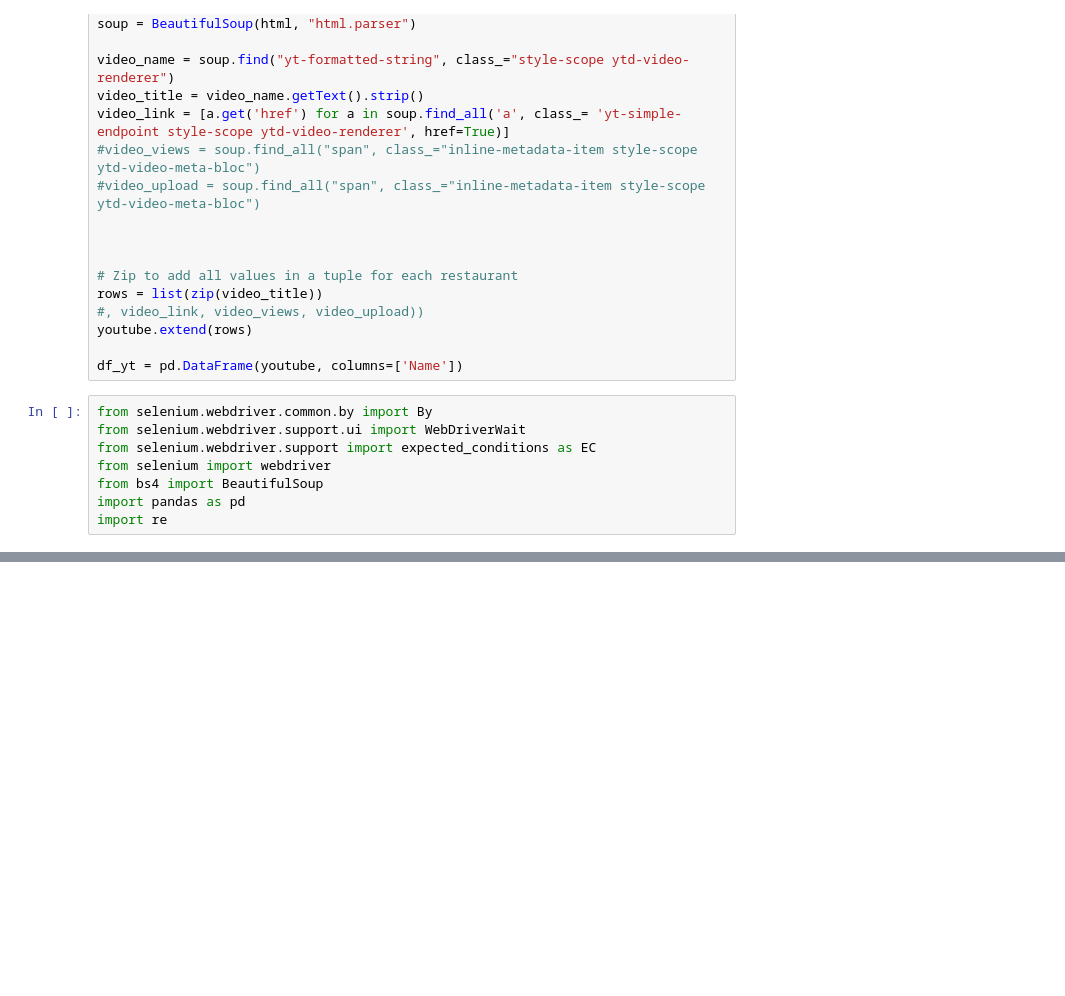
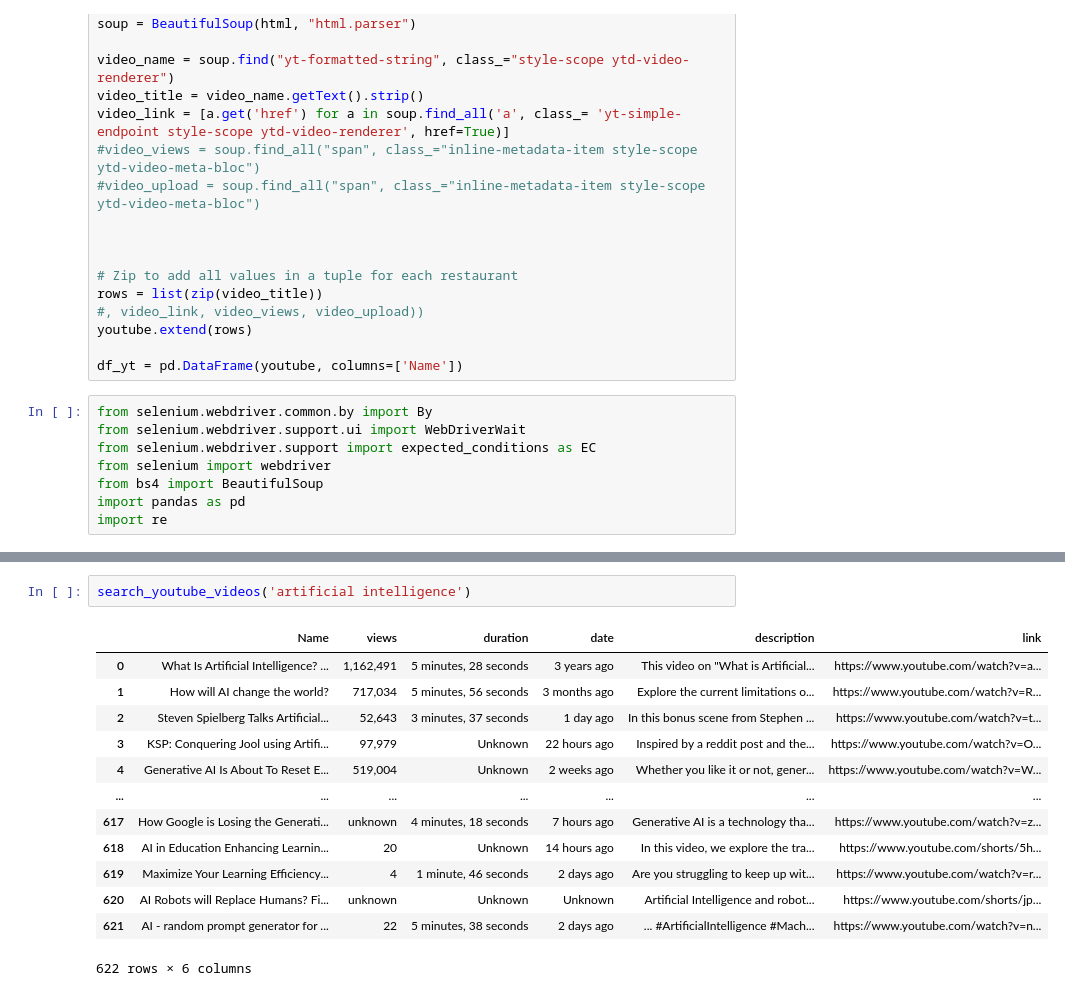
Before and after one commit to TimKuijten/final_project, a Jupyter notebook: webscrape.ipynb, the cells around one changed output, grey strips where cells are left out. Drawn from its saved outputs; the diff is of its cells as text; blank space fills up the shorter version.

Commit message:
Webscrape youtube script done

```diff
--- a/webscrape.ipynb
+++ b/webscrape.ipynb
@@ -113,0 +128,16 @@ df_yt = pd.DataFrame(rows, columns=['Name', 'views', 'duration', 'date', 'link']
+# %%
+search_youtube_videos('artificial intelligence')
+# %% [output]
+|  | Name | views | duration | date | description | link |
+| 0 | What Is Artificial Intelligence? ... | 1,162,491 | 5 minutes, 28 seconds | 3 years ago | This video on "What is Artificial... | https://www.youtube.com/watch?v=a... |
+| 1 | How will AI change the world? | 717,034 | 5 minutes, 56 seconds | 3 months ago | Explore the current limitations o... | https://www.youtube.com/watch?v=R... |
+| 2 | Steven Spielberg Talks Artificial... | 52,643 | 3 minutes, 37 seconds | 1 day ago | In this bonus scene from Stephen ... | https://www.youtube.com/watch?v=t... |
+| 3 | KSP: Conquering Jool using Artifi... | 97,979 | Unknown | 22 hours ago | Inspired by a reddit post and the... | https://www.youtube.com/watch?v=O... |
+| 4 | Generative AI Is About To Reset E... | 519,004 | Unknown | 2 weeks ago | Whether you like it or not, gener... | https://www.youtube.com/watch?v=W... |
+| ... | ... | ... | ... | ... | ... | ... |
+| 617 | How Google is Losing the Generati... | unknown | 4 minutes, 18 seconds | 7 hours ago | Generative AI is a technology tha... | https://www.youtube.com/watch?v=z... |
+| 618 | AI in Education Enhancing Learnin... | 20 | Unknown | 14 hours ago | In this video, we explore the tra... | https://www.youtube.com/shorts/5h... |
+| 619 | Maximize Your Learning Efficiency... | 4 | 1 minute, 46 seconds | 2 days ago | Are you struggling to keep up wit... | https://www.youtube.com/watch?v=r... |
+| 620 | AI Robots will Replace Humans? Fi... | unknown | Unknown | Unknown | Artificial Intelligence and robot... | https://www.youtube.com/shorts/jp... |
+| 621 | AI - random prompt generator for ... | 22 | 5 minutes, 38 seconds | 2 days ago | ... #ArtificialIntelligence #Mach... | https://www.youtube.com/watch?v=n... |
+622 rows × 6 columns
```
Also changed, not shown: parts of 8 cells of this notebook, 1 other file.
